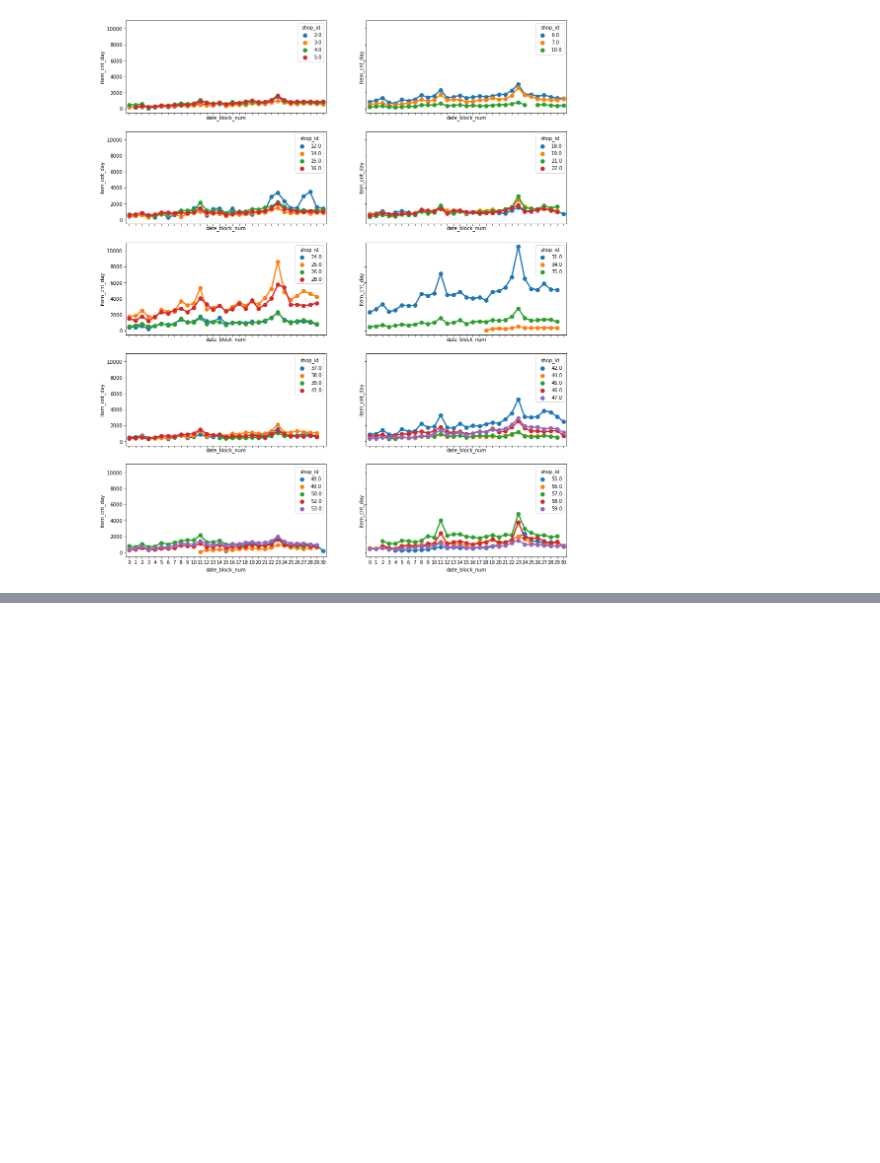
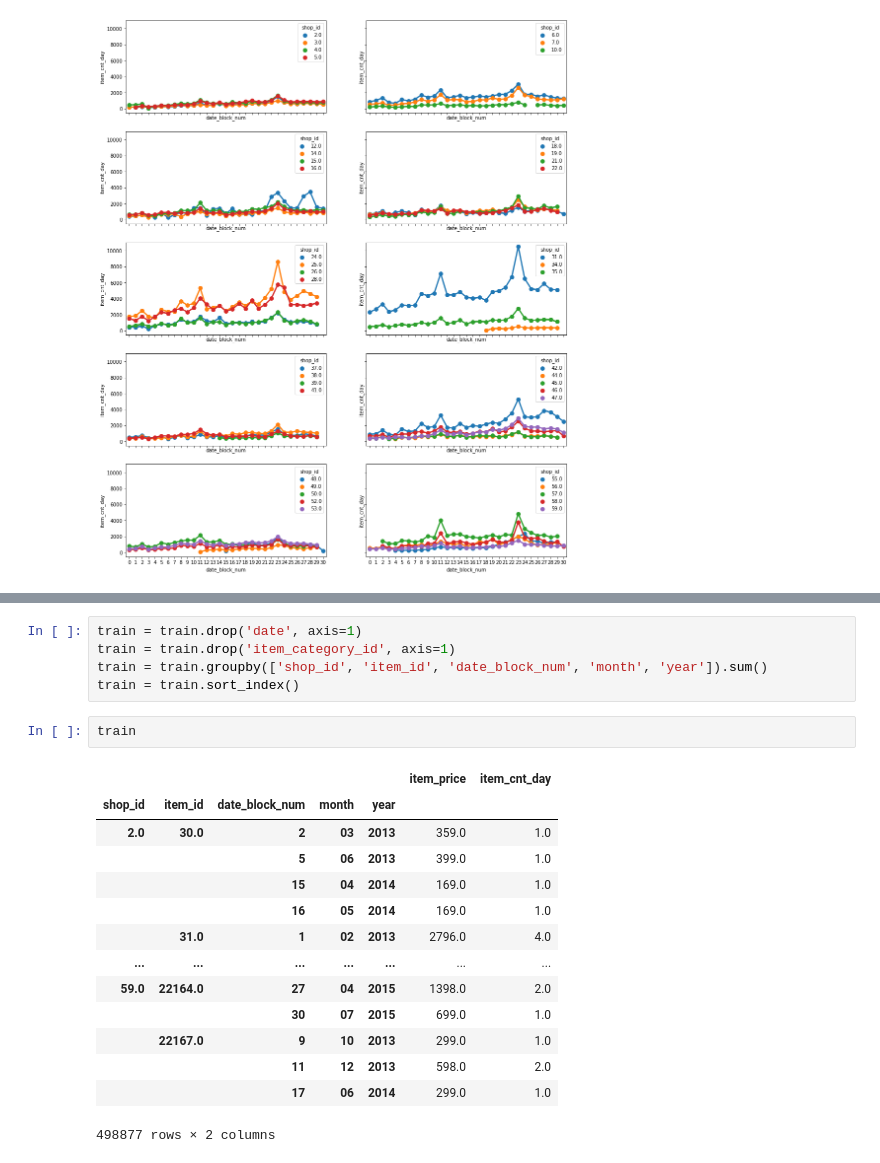
Before and after one commit to deepkick/kagglebook, a Jupyter notebook: ch01/PredictFutureSales_A_beginner_guide_for_sale_data_prediction.ipynb, the cells around one changed output, grey strips where cells are left out. Cells and saved outputs as stored; diff of their text form; blank space fills up the shorter version.

```diff
--- a/ch01/PredictFutureSales_A_beginner_guide_for_sale_data_prediction.ipynb
+++ b/ch01/PredictFutureSales_A_beginner_guide_for_sale_data_prediction.ipynb
@@ -125,0 +176,22 @@ for i in range(5):
+# %%
+train = train.drop('date', axis=1)
+train = train.drop('item_category_id', axis=1)
+train = train.groupby(['shop_id', 'item_id', 'date_block_num', 'month', 'year']).sum()
+train = train.sort_index()
+# %%
+train
+# %% [output]
+|  |  |  |  |  | item_price | item_cnt_day |
+| shop_id | item_id | date_block_num | month | year |  |  |
+| 2.0 | 30.0 | 2 | 03 | 2013 | 359.0 | 1.0 |
+|  |  | 5 | 06 | 2013 | 399.0 | 1.0 |
+|  |  | 15 | 04 | 2014 | 169.0 | 1.0 |
+|  |  | 16 | 05 | 2014 | 169.0 | 1.0 |
+|  | 31.0 | 1 | 02 | 2013 | 2796.0 | 4.0 |
+| ... | ... | ... | ... | ... | ... | ... |
+| 59.0 | 22164.0 | 27 | 04 | 2015 | 1398.0 | 2.0 |
+|  |  | 30 | 07 | 2015 | 699.0 | 1.0 |
+|  | 22167.0 | 9 | 10 | 2013 | 299.0 | 1.0 |
+|  |  | 11 | 12 | 2013 | 598.0 | 2.0 |
+|  |  | 17 | 06 | 2014 | 299.0 | 1.0 |
+498877 rows × 2 columns
```
Also changed, not shown: parts of 34 cells of this notebook.
